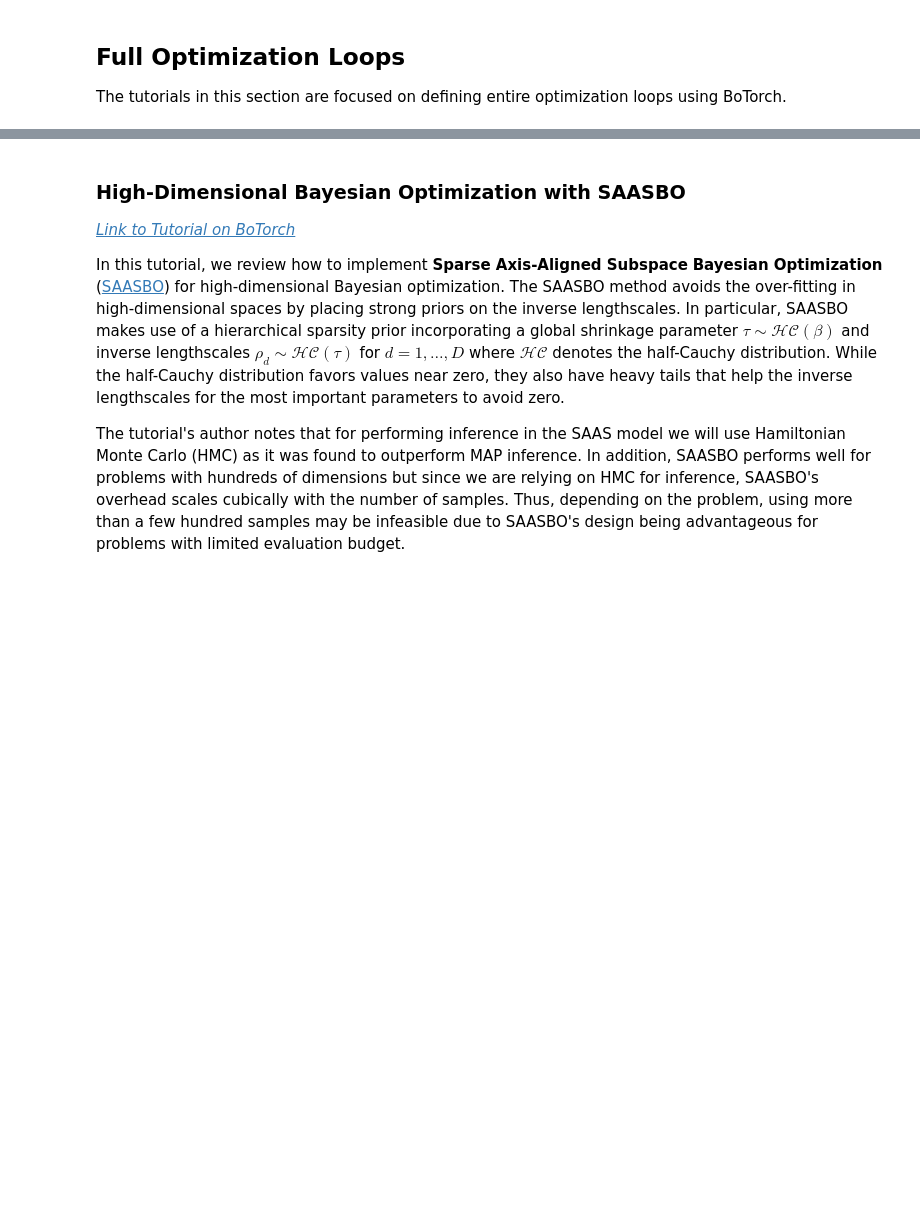
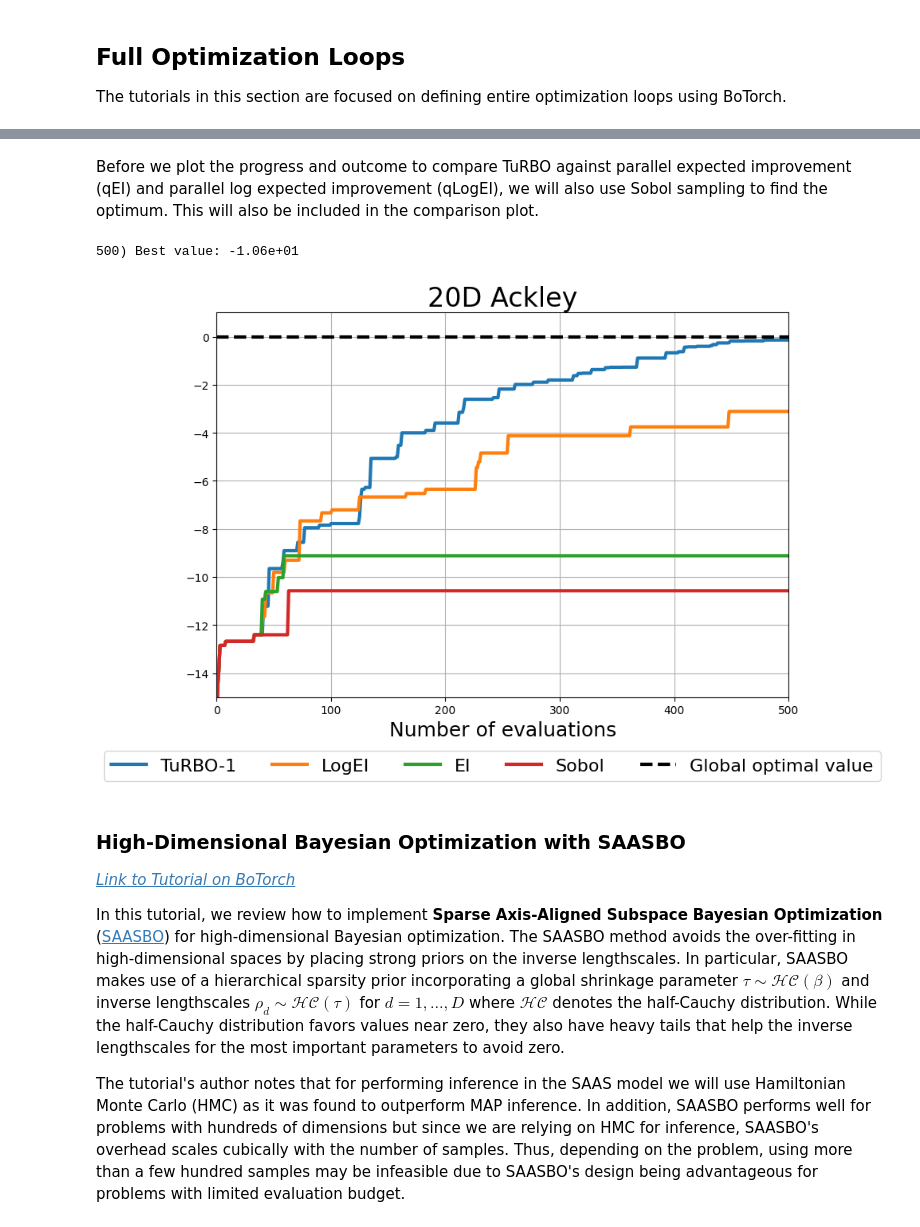
Before and after one commit to drewgjerstad/bayesian-optimization, a Jupyter notebook: examples/botorch_tutorials.ipynb, the cells around one changed output, grey strips where cells are left out. Drawn from its saved outputs; the diff is of its cells as text; code cells hidden in the pictures; blank space fills up the shorter version.

Commit message:
Add turbo example to botorch tutorials notebook

```diff
--- a/examples/botorch_tutorials.ipynb
+++ b/examples/botorch_tutorials.ipynb
@@ -30,0 +182,6 @@ using BoTorch.
+# %%
+# Generate Initial Points
+def get_initial_points(dim, n_points, seed=0):
+    sobol = SobolEngine(dimension=dim, scramble=True, seed=seed)
+    X_init = sobol.draw(n=n_points).to(**tkwargs)
+    return X_init
@@ -31,3 +439,61 @@ using BoTorch.
+# %% [markdown]
+Before we plot the progress and outcome to compare TuRBO against parallel
+expected improvement (qEI) and parallel log expected improvement (qLogEI), we
+will also use Sobol sampling to find the optimum. This will also be included in
+the comparison plot.
+# %%
+# Sobol
+
+X_Sobol = (
+    SobolEngine(dim, scramble=True, seed=0)
+    .draw(len(X_turbo))
+    .to(**tkwargs)
+)
+Y_Sobol = torch.tensor(
+    [objective(x) for x in X_Sobol], **tkwargs
+).unsqueeze(-1)
+
+print(f"{len(X_Sobol)}) Best value: {Y_Sobol.max().item():.2e}")
+# %% [output]
+500) Best value: -1.06e+01
+# %%
+# Plot Progress and Outcome
+import matplotlib
+import matplotlib.pyplot as plt
+import numpy as np
+from matplotlib import rc
+
+%matplotlib inline
+
+names = ["TuRBO-1", "LogEI", "EI", "Sobol"]
+runs = [Y_turbo, Y_logei, Y_ei, Y_Sobol]
+fig, ax = plt.subplots(figsize=(8, 6))
+
+for name, run in zip(names, runs):
+    fx = np.maximum.accumulate(run.cpu())
+    plt.plot(fx, marker="", lw=3)
+
+plt.plot([0, len(Y_turbo)], [ackley.optimal_value, ackley.optimal_value],
+         "k--", lw=3)
+plt.xlabel("Function value", fontsize=18)
+plt.xlabel("Number of evaluations", fontsize=18)
+plt.title("20D Ackley", fontsize=24)
+plt.xlim([0, len(Y_turbo)])
+plt.ylim([-15, 1])
+
+plt.grid(True)
+plt.tight_layout()
+plt.legend(
+    names + ["Global optimal value"],
+    loc="lower center",
+    bbox_to_anchor=(0, -0.08, 1, 1),
+    bbox_transform=plt.gcf().transFigure,
+    ncol=5,
+    fontsize=16,
+)
+plt.show()
+# %% [output]
+[figure, added]
 # %% [markdown]
 ### High-Dimensional Bayesian Optimization with SAASBO
 [_Link to Tutorial on BoTorch_](https://botorch.org/docs/tutorials/saasbo/)
```
Also changed, not shown: parts of 17 cells of this notebook.
